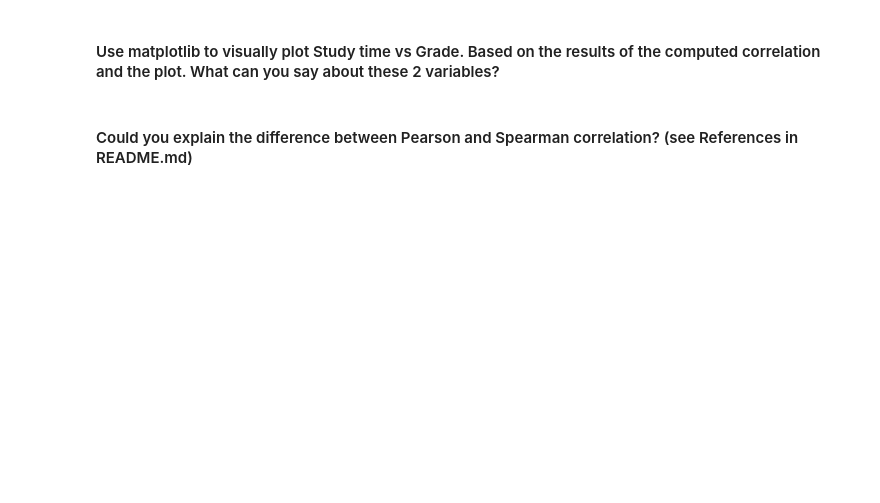
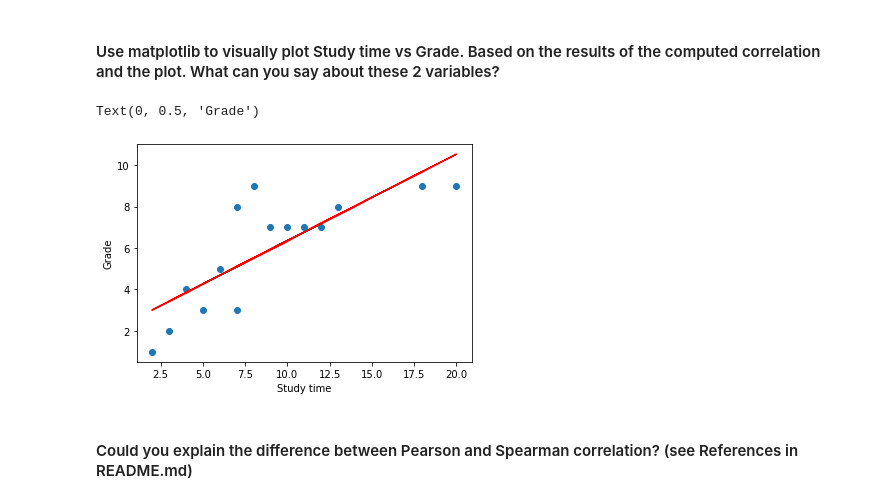
Before and after one commit to ta-data-lis/lab-pivot-table-and-correlation, a Jupyter notebook: your_code/main.ipynb, the cells around one changed output. Drawn from its saved outputs; the diff is of its cells as text; code cells hidden in the pictures; blank space fills up the shorter version.

```diff
--- a/your_code/main.ipynb
+++ b/your_code/main.ipynb
@@ -476,2 +499,17 @@ time_grades.plot.hist(bins=15)
+# %%
+# your answer here
+X=time_grades['Study time']
+Y=time_grades['Grade']
+
+slope, intercept, r_value, _, std_err = stats.linregress(X, Y)
+stats.linregress(X,Y)
+
+plt.scatter(X,Y)
+plt.plot(X, slope*X + intercept, color='red')
+plt.xlabel('Study time')
+plt.ylabel('Grade')
+# %% [output]
+Text(0, 0.5, 'Grade')
+[figure, added]
 # %% [markdown]
 #### Could you explain the difference between Pearson and Spearman correlation? (see References in README.md)
```
Also changed, not shown: parts of 9 cells of this notebook.
